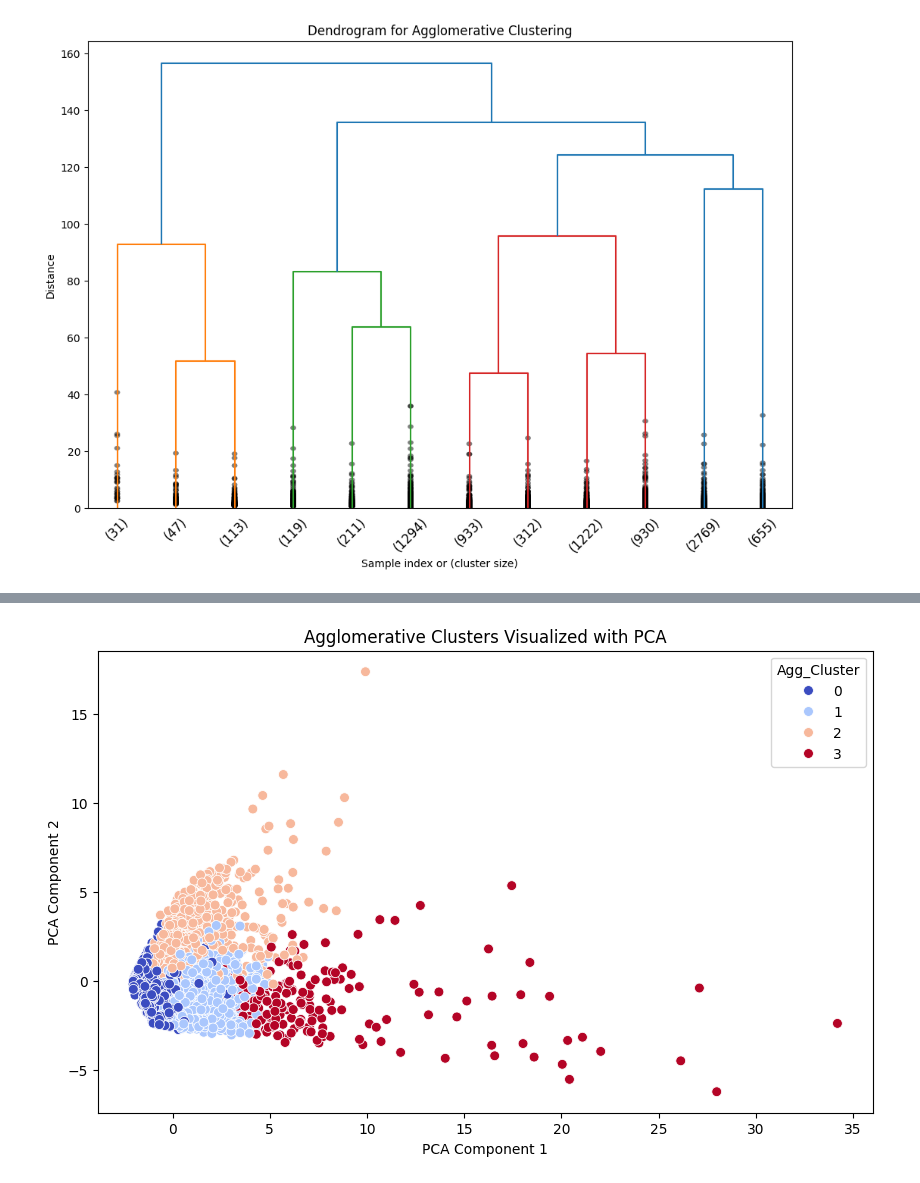
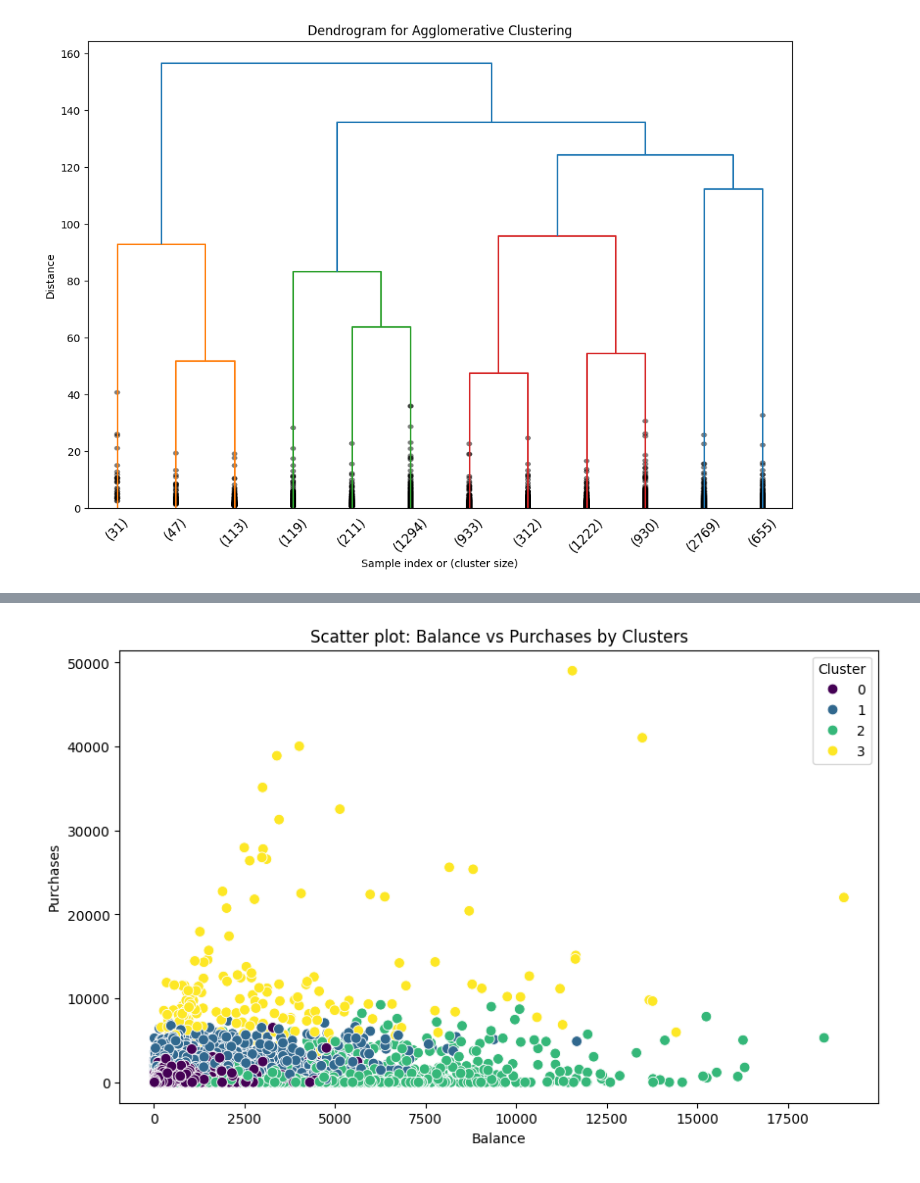
Before and after one commit to z1gyy/Data-Analysis, a Jupyter notebook: credit.ipynb, the cells around one changed output, grey strips where cells are left out. Saved outputs shown, nothing was run; the diff lists cells and outputs as text; code cells hidden in the pictures.

```diff
--- a/credit.ipynb
+++ b/credit.ipynb
@@ -384,10 +414,10 @@ plt.show()
 # %%
 plt.figure(figsize=(10, 6))
-sns.scatterplot(x=pca_data[:, 0], y=pca_data[:, 1], hue=df['Agg_Cluster'], palette='coolwarm', s=50)
-plt.title('Agglomerative Clusters Visualized with PCA')
-plt.xlabel('PCA Component 1')
-plt.ylabel('PCA Component 2')
-plt.legend(title='Agg_Cluster')
+sns.scatterplot(data=df, x='BALANCE', y='PURCHASES', hue='Agg_Cluster', palette='viridis', s=60)
+plt.title('Scatter plot: Balance vs Purchases by Clusters')
+plt.xlabel('Balance')
+plt.ylabel('Purchases')
+plt.legend(title='Cluster')
 plt.show()
 # %% [output]
-[figure, old version]
+[figure, new version]
```
Also changed, not shown: parts of 9 cells of this notebook.
